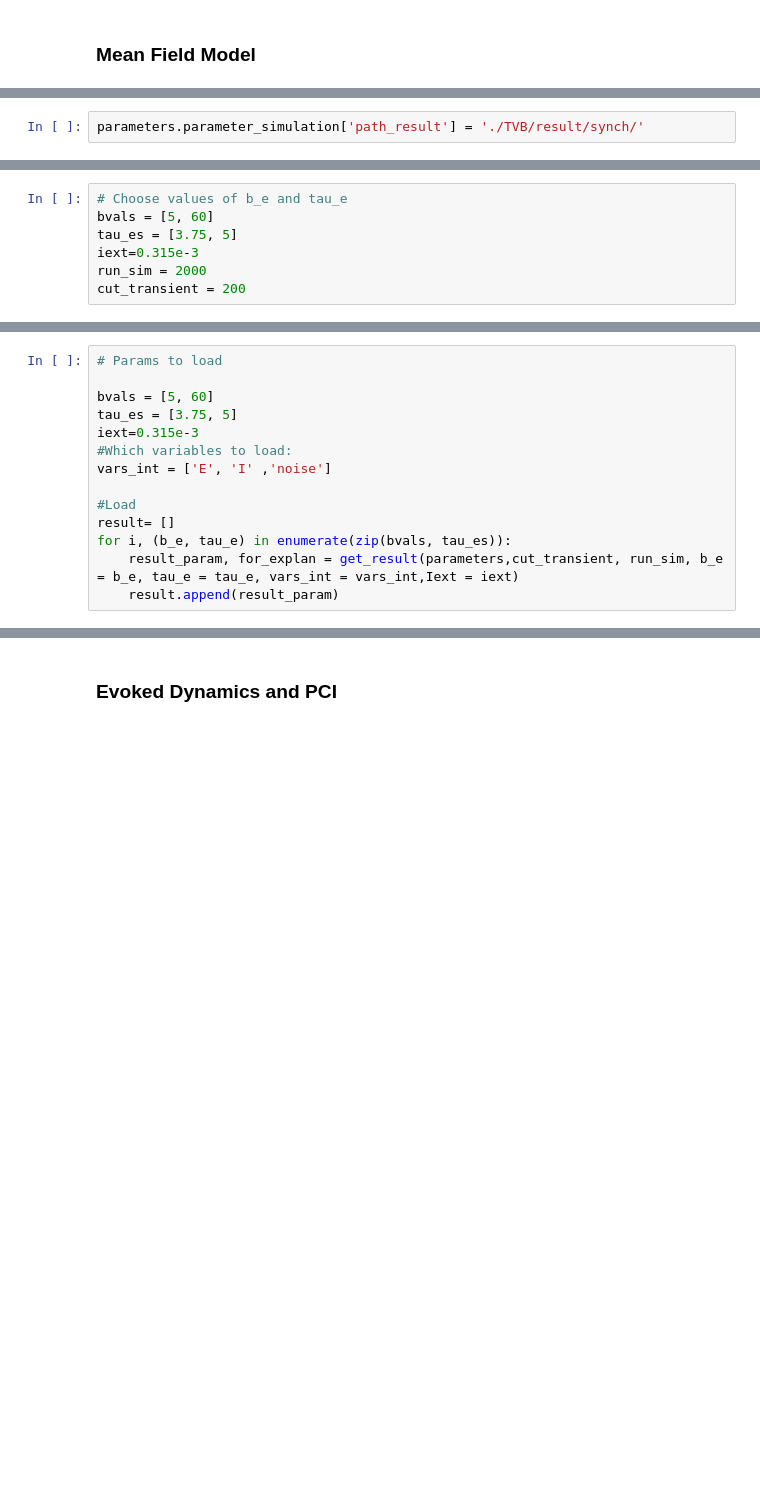
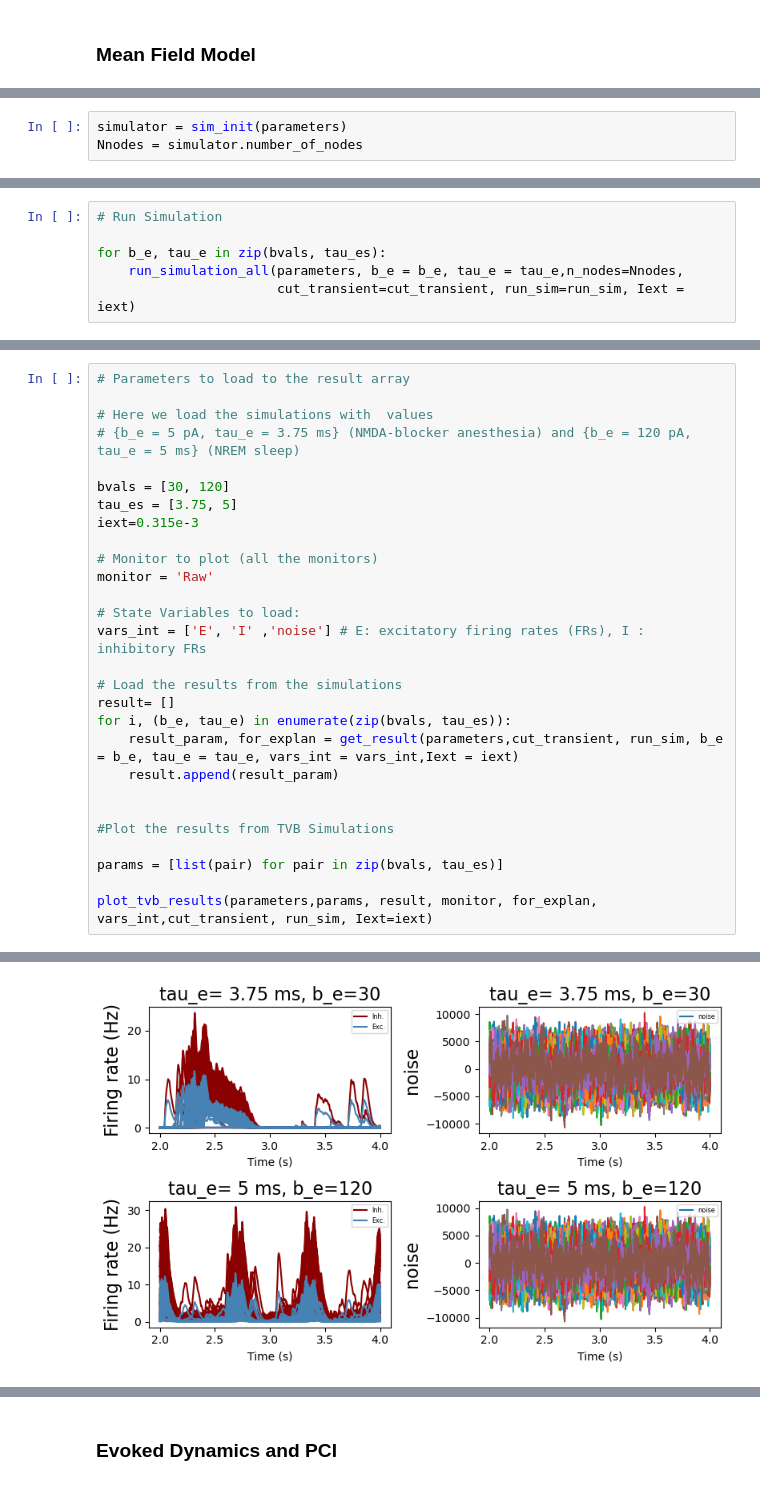
Before and after one commit to mariasacha/paper_pipeline_hub, a Jupyter notebook: whole_pipeline.ipynb, the cells around one changed output, grey strips where cells are left out. Drawn from its saved outputs; the diff is of its cells as text; blank space fills up the shorter version.

```diff
--- a/whole_pipeline.ipynb
+++ b/whole_pipeline.ipynb
@@ -181,5 +255,3 @@ tau_es = [5]
 
 ## Set the parameters of the stimulus (choose stimval = 0 to simulate spontaneous activity)
 stimval = 0 #  stimulus strength
-# %%
-parameters.parameter_simulation['path_result'] = './TVB/result/synch/'
@@ -204,7 +278,3 @@ and set `change_of = 'tau_i'` in:
-# %%
-# Choose values of b_e and tau_e
-bvals = [5, 60]
-tau_es = [3.75, 5]
-iext=0.315e-3
-run_sim = 2000
-cut_transient = 200
+# %%
+simulator = sim_init(parameters)
+Nnodes = simulator.number_of_nodes
@@ -219,0 +302,6 @@ Simulation Completed successfully
+# %%
+# Run Simulation
+
+for b_e, tau_e in zip(bvals, tau_es):
+    run_simulation_all(parameters, b_e = b_e, tau_e = tau_e,n_nodes=Nnodes,
+                       cut_transient=cut_transient, run_sim=run_sim, Iext = iext)
@@ -220,15 +314,29 @@ Simulation Completed successfully
 # %%
-# Params to load
+# Parameters to load to the result array
 
-bvals = [5, 60]
+# Here we load the simulations with  values
+# {b_e = 5 pA, tau_e = 3.75 ms} (NMDA-blocker anesthesia) and {b_e = 120 pA, tau_e = 5 ms} (NREM sleep)
+
+bvals = [30, 120]
 tau_es = [3.75, 5]
 iext=0.315e-3
-#Which variables to load:
-vars_int = ['E', 'I' ,'noise']
 
-#Load
+# Monitor to plot (all the monitors)
+monitor = 'Raw'
+
+# State Variables to load:
+vars_int = ['E', 'I' ,'noise'] # E: excitatory firing rates (FRs), I : inhibitory FRs
+
+# Load the results from the simulations
 result= []
 for i, (b_e, tau_e) in enumerate(zip(bvals, tau_es)):
     result_param, for_explan = get_result(parameters,cut_transient, run_sim, b_e = b_e, tau_e = tau_e, vars_int = vars_int,Iext = iext)
     result.append(result_param)
+
+
+#Plot the results from TVB Simulations
+
+params = [list(pair) for pair in zip(bvals, tau_es)]
+
+plot_tvb_results(parameters,params, result, monitor, for_explan, vars_int,cut_transient, run_sim, Iext=iext)
 # %% [output]
@@ -238,2 +346,3 @@ Loading:  _b_e_60_tau_e_5_tau_i_5.0_Iext_0.000315_El_e_-64.0_El_i_-65.0_nseed_10
 monitors: 1
+[figure, added]
 # %%
```
Also changed, not shown: parts of 96 cells of this notebook, 2 other files.
